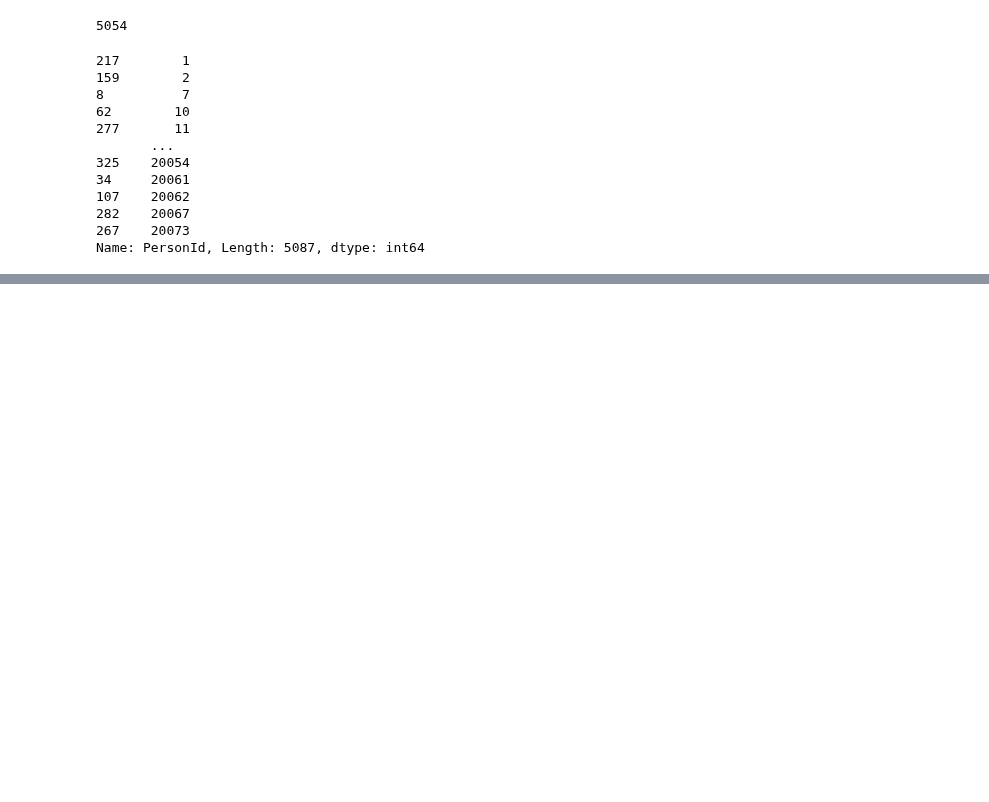
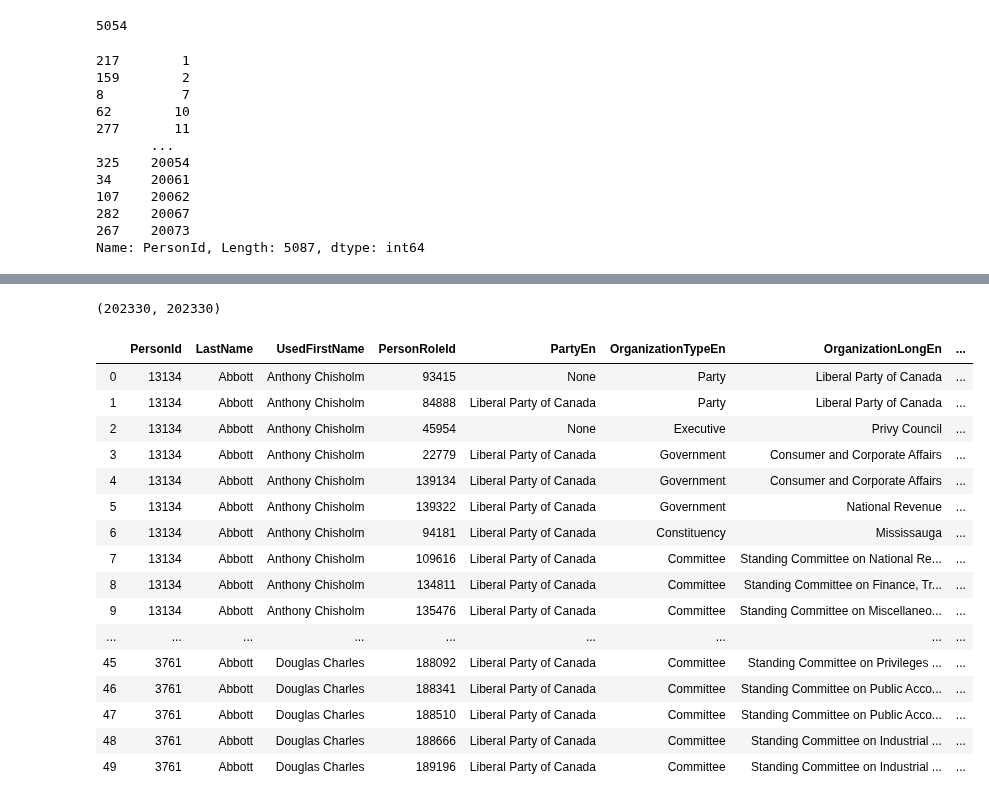
Before and after one commit to nedgar/parleh, a Jupyter notebook: notebooks/Parliamentary data.ipynb, the cells around one changed output, grey strips where cells are left out. Saved outputs shown, nothing was run; the diff lists cells and outputs as text; code cells hidden in the pictures; blank space fills up the shorter version.

```diff
--- a/notebooks/Parliamentary data.ipynb
+++ b/notebooks/Parliamentary data.ipynb
@@ -186,0 +467,28 @@ Name: PersonId, Length: 5087, dtype: int64
+# %%
+row = 107319
+df.loc[row, 'NotesEn'] = df.loc[row, 'EndReasonEn']
+df.loc[row, 'EndReasonEn'] = None
+# %%
+df['PersonRoleId'].count(), df['PersonRoleId'].nunique()
+# %% [output]
+(202330, 202330)
+# %%
+df[:50]
+# %% [output]
+|  | PersonId | LastName | UsedFirstName | PersonRoleId | PartyEn | OrganizationTypeEn | OrganizationLongEn | ... |
+| 0 | 13134 | Abbott | Anthony Chisholm | 93415 | None | Party | Liberal Party of Canada | ... |
+| 1 | 13134 | Abbott | Anthony Chisholm | 84888 | Liberal Party of Canada | Party | Liberal Party of Canada | ... |
+| 2 | 13134 | Abbott | Anthony Chisholm | 45954 | None | Executive | Privy Council | ... |
+| 3 | 13134 | Abbott | Anthony Chisholm | 22779 | Liberal Party of Canada | Government | Consumer and Corporate Affairs | ... |
+| 4 | 13134 | Abbott | Anthony Chisholm | 139134 | Liberal Party of Canada | Government | Consumer and Corporate Affairs | ... |
+| 5 | 13134 | Abbott | Anthony Chisholm | 139322 | Liberal Party of Canada | Government | National Revenue | ... |
+| 6 | 13134 | Abbott | Anthony Chisholm | 94181 | Liberal Party of Canada | Constituency | Mississauga | ... |
+| 7 | 13134 | Abbott | Anthony Chisholm | 109616 | Liberal Party of Canada | Committee | Standing Committee on National Re... | ... |
+| 8 | 13134 | Abbott | Anthony Chisholm | 134811 | Liberal Party of Canada | Committee | Standing Committee on Finance, Tr... | ... |
+| 9 | 13134 | Abbott | Anthony Chisholm | 135476 | Liberal Party of Canada | Committee | Standing Committee on Miscellaneo... | ... |
+| ... | ... | ... | ... | ... | ... | ... | ... | ... |
+| 45 | 3761 | Abbott | Douglas Charles | 188092 | Liberal Party of Canada | Committee | Standing Committee on Privileges ... | ... |
+| 46 | 3761 | Abbott | Douglas Charles | 188341 | Liberal Party of Canada | Committee | Standing Committee on Public Acco... | ... |
+| 47 | 3761 | Abbott | Douglas Charles | 188510 | Liberal Party of Canada | Committee | Standing Committee on Public Acco... | ... |
+| 48 | 3761 | Abbott | Douglas Charles | 188666 | Liberal Party of Canada | Committee | Standing Committee on Industrial ... | ... |
+| 49 | 3761 | Abbott | Douglas Charles | 189196 | Liberal Party of Canada | Committee | Standing Committee on Industrial ... | ... |
```
Also changed, not shown: parts of 24 cells of this notebook, 2 other files.
